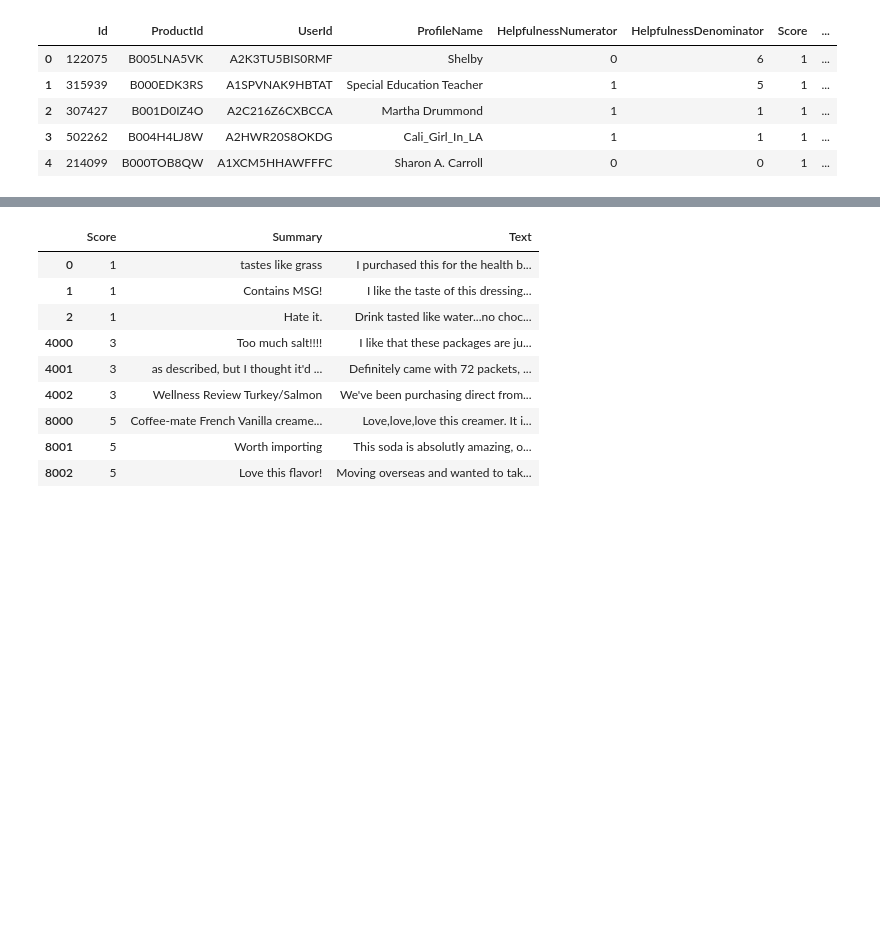
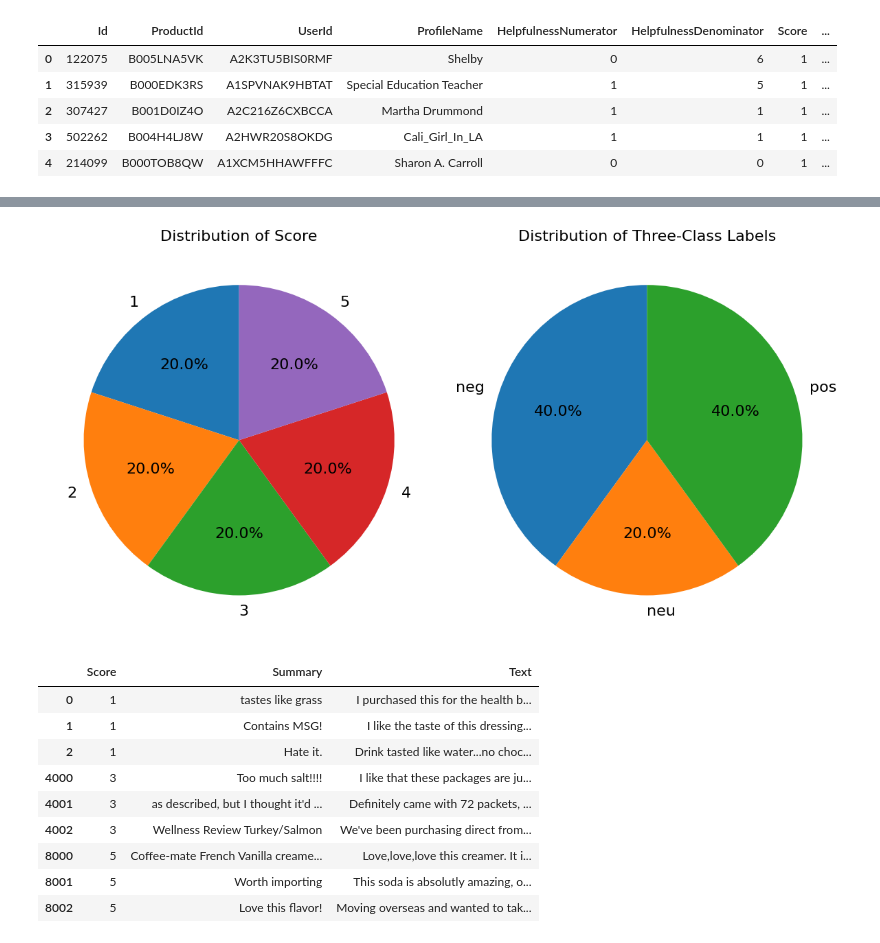
Before and after one commit to BillZhiXu/Amazon_review, a Jupyter notebook: codes/data_downsample_and_diagrams_for_presentation.ipynb, the cells around one changed output, grey strips where cells are left out. Drawn from its saved outputs; the diff is of its cells as text; code cells hidden in the pictures; blank space fills up the shorter version.

```diff
--- a/codes/data_downsample_and_diagrams_for_presentation.ipynb
+++ b/codes/data_downsample_and_diagrams_for_presentation.ipynb
@@ -47,3 +53,25 @@ data.head()
+# %%
+# Plot pie chart for 'Score'
+label_map = {1: 'neg', 2: 'neu', 3: 'pos'}
+three_cls_counts = data['three_cls'].value_counts().sort_index()
+three_cls_labels = [label_map[i] for i in three_cls_counts.index]
+plt.figure(figsize=(12, 6))
+
+plt.subplot(1, 2, 1)
+data['Score'].value_counts().sort_index().plot.pie(autopct='%1.1f%%', startangle=90, fontsize=16)
+plt.title('Distribution of Score', fontsize=16)
+plt.ylabel('')  # Remove y-axis label
+
+# Plot pie chart for 'three_cls'
+plt.subplot(1, 2, 2)
+plt.pie(three_cls_counts, labels=three_cls_labels, autopct='%1.1f%%', startangle=90, textprops={'fontsize': 16})
+plt.title('Distribution of Three-Class Labels', fontsize=16)
+plt.ylabel('')
+
+plt.tight_layout()
+plt.show()
+# %% [output]
+[figure, added]
 # %%
 # get a example with score 1, 3 and 5 for presentation
 
```
Also changed, not shown: parts of 2 cells of this notebook.
